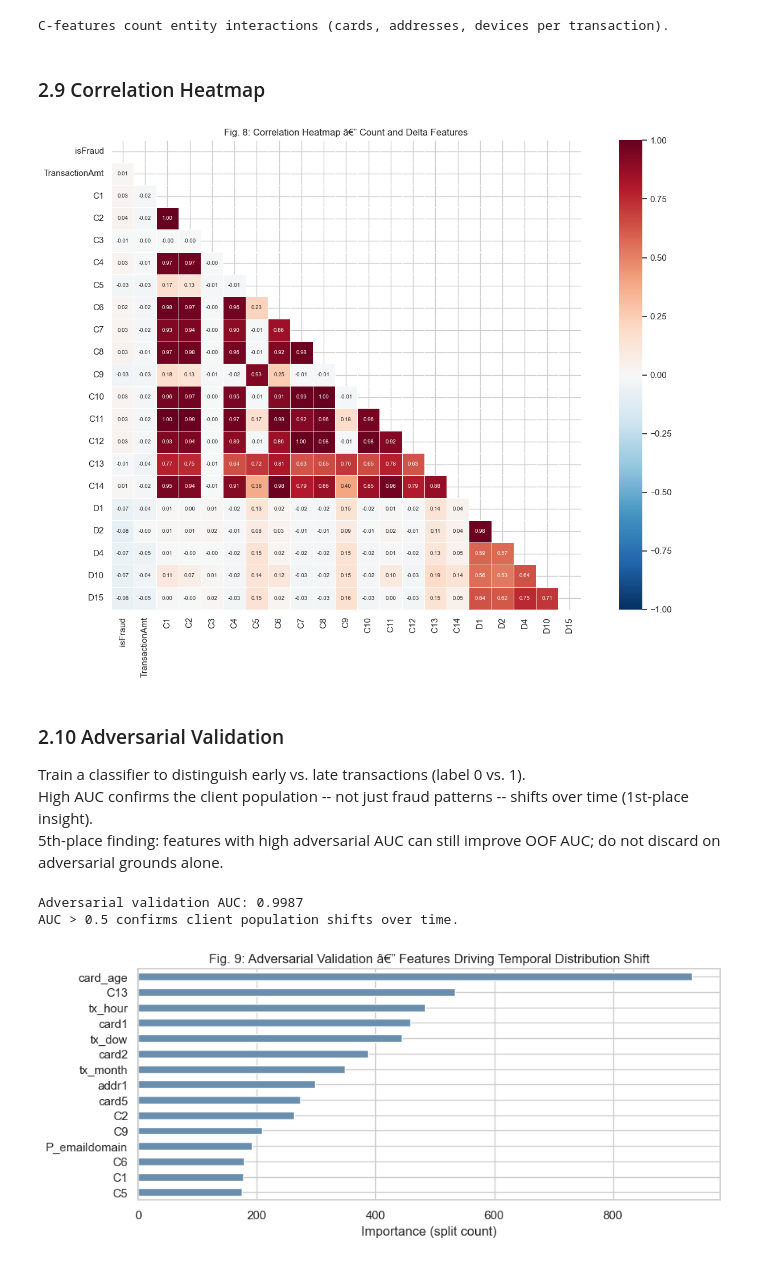
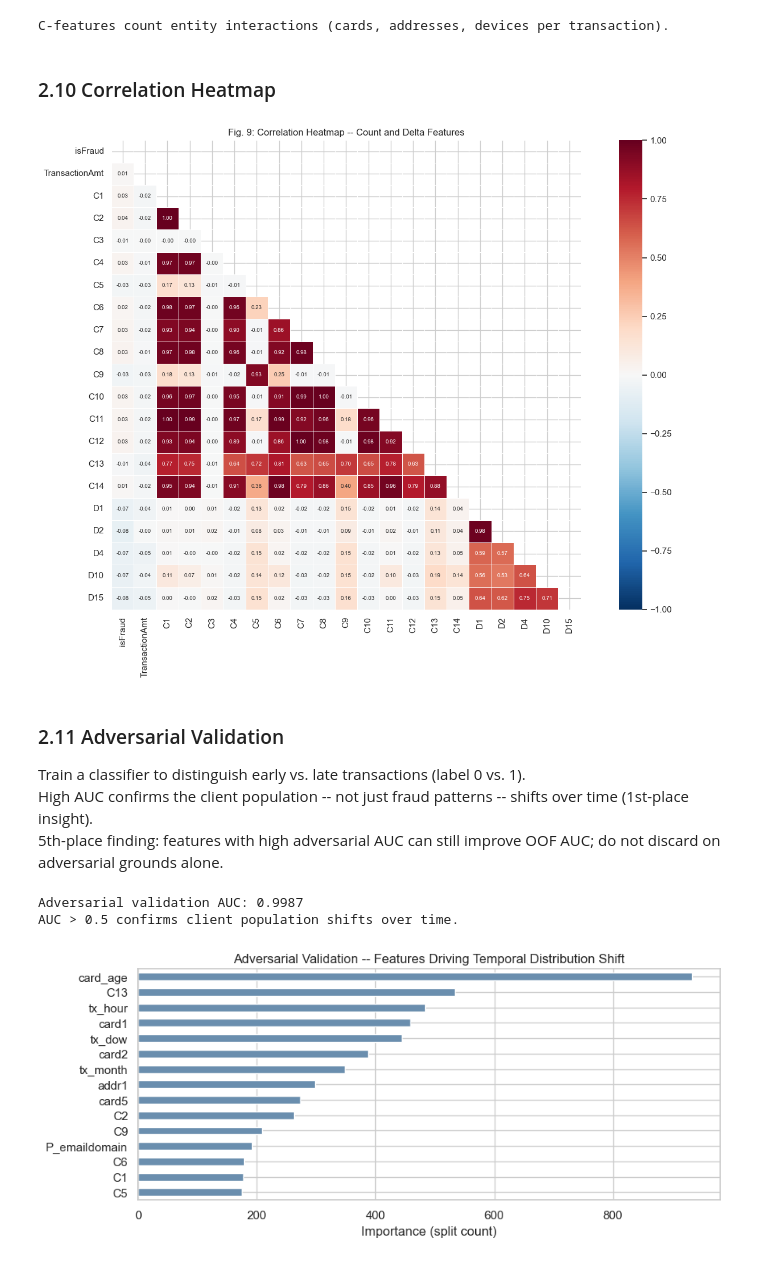
Before and after one commit to xiaocheng05/dsc148-final-project, a Jupyter notebook: 01_eda.ipynb, the cells around one changed output. Cells and saved outputs as stored; diff of their text form; code cells hidden in the pictures.

```diff
--- a/01_eda.ipynb
+++ b/01_eda.ipynb
@@ -245,7 +309,7 @@ print('C-features count entity interactions (cards, addresses, devices per trans
 [figure]
 C-features count entity interactions (cards, addresses, devices per transaction).
 # %% [markdown]
-### 2.9 Correlation Heatmap
+### 2.10 Correlation Heatmap
 # %%
 heat_cols = ['isFraud','TransactionAmt'] + c_cols + ['D1','D2','D4','D10','D15']
 heat_cols = [c for c in heat_cols if c in df.columns]
@@ -255,13 +319,13 @@ mask = np.triu(np.ones_like(corr, dtype=bool))
 sns.heatmap(corr, mask=mask, cmap='RdBu_r', center=0, vmin=-1, vmax=1,
             annot=True, fmt='.2f', square=True, linewidths=0.4,
             ax=ax, annot_kws={'size': 7})
-ax.set_title('Fig. 8: Correlation Heatmap -- Count and Delta Features', fontsize=12)
+ax.set_title('Fig. 9: Correlation Heatmap -- Count and Delta Features', fontsize=12)
 plt.tight_layout()
 plt.show()
 # %% [output]
-[figure, old version]
+[figure, new version]
 # %% [markdown]
-### 2.10 Adversarial Validation
+### 2.11 Adversarial Validation
 
 Train a classifier to distinguish early vs. late transactions (label 0 vs. 1).
 High AUC confirms the client population -- not just fraud patterns -- shifts over time (1st-place insight).
@@ -274,32 +338,32 @@ adv_cols = (['card1','card2','card3','card4','card5','card6',
              'addr1','addr2','P_emaildomain','R_emaildomain',
              'tx_hour','tx_dow','tx_month','card_age'] +
             [f'C{i}' for i in range(1,15)])
 adv_cols = [c for c in adv_cols if c in df.columns]
 
 adv_X_df = df[adv_cols].copy()
 for col in adv_X_df.select_dtypes(include='object').columns:
     adv_X_df[col] = pd.Categorical(adv_X_df[col]).codes
 adv_X = adv_X_df.fillna(-999).values
 
 adv_Xtr, adv_Xval, adv_ytr, adv_yval = train_test_split(
     adv_X, adv_label, test_size=0.3, random_state=SEED, stratify=adv_label
 )
 adv_clf = lgb.LGBMClassifier(n_estimators=200, num_leaves=32,
                               random_state=SEED, n_jobs=-1, verbose=-1)
 adv_clf.fit(adv_Xtr, adv_ytr)
 adv_auc = roc_auc_score(adv_yval, adv_clf.predict_proba(adv_Xval)[:, 1])
 
 print(f'Adversarial validation AUC: {adv_auc:.4f}')
 print('AUC > 0.5 confirms client population shifts over time.')
 
 adv_imp = pd.Series(adv_clf.feature_importances_, index=adv_cols).sort_values(ascending=False)
 fig, ax = plt.subplots(figsize=(9, 4))
 adv_imp.head(15).sort_values().plot(kind='barh', ax=ax, color='#6A8EAE')
-ax.set_title('Fig. 9: Adversarial Validation -- Features Driving Temporal Distribution Shift')
+ax.set_title('Adversarial Validation -- Features Driving Temporal Distribution Shift')
 ax.set_xlabel('Importance (split count)')
 plt.tight_layout()
 plt.show()
 # %% [output]
 Adversarial validation AUC: 0.9987
 AUC > 0.5 confirms client population shifts over time.
-[figure, old version]
+[figure, new version]
```
Also changed, not shown: parts of 16 cells of this notebook, 2 other files.
